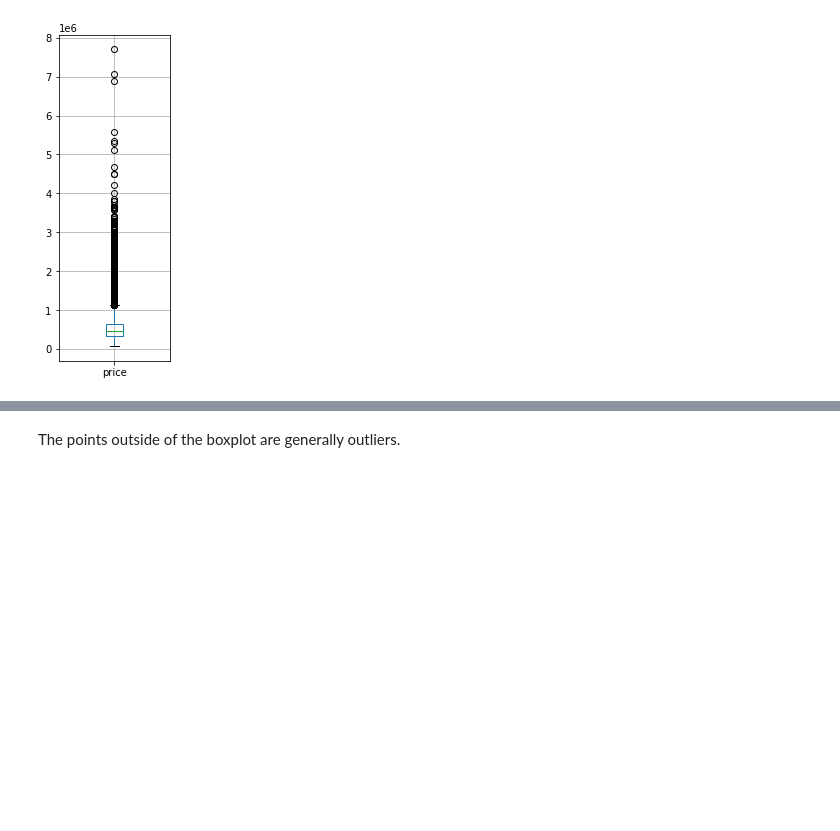
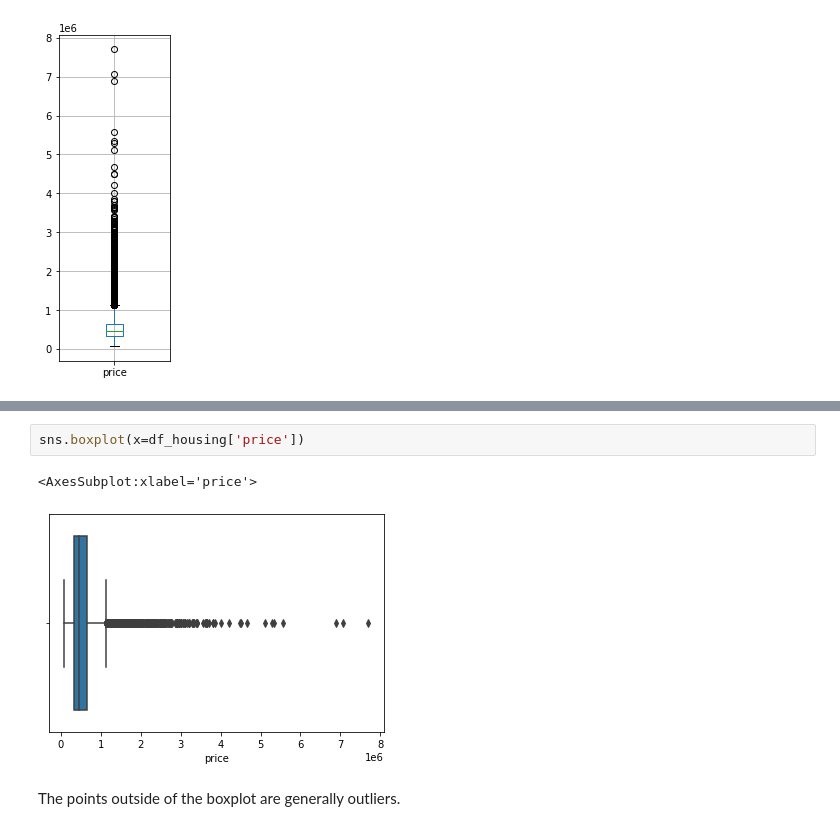
Before and after one commit to kawaremu/CodeLabsAcademy, a Jupyter notebook: Unit 2/Project 2/Data Analytics Project.ipynb, the cells around one changed output, grey strips where cells are left out. Drawn from its saved outputs; the diff is of its cells as text; blank space fills up the shorter version.

```diff
--- a/Unit 2/Project 2/Data Analytics Project.ipynb
+++ b/Unit 2/Project 2/Data Analytics Project.ipynb
@@ -301,3 +308,8 @@ df_housing.boxplot(column='price',figsize=(2,6))
+# %%
+sns.boxplot(x=df_housing['price'])
+# %% [output]
+<AxesSubplot:xlabel='price'>
+[figure, added]
 # %% [markdown]
 The points outside of the boxplot are generally outliers.
 # %%
```
Also changed, not shown: parts of 22 cells of this notebook, 2 other files.
